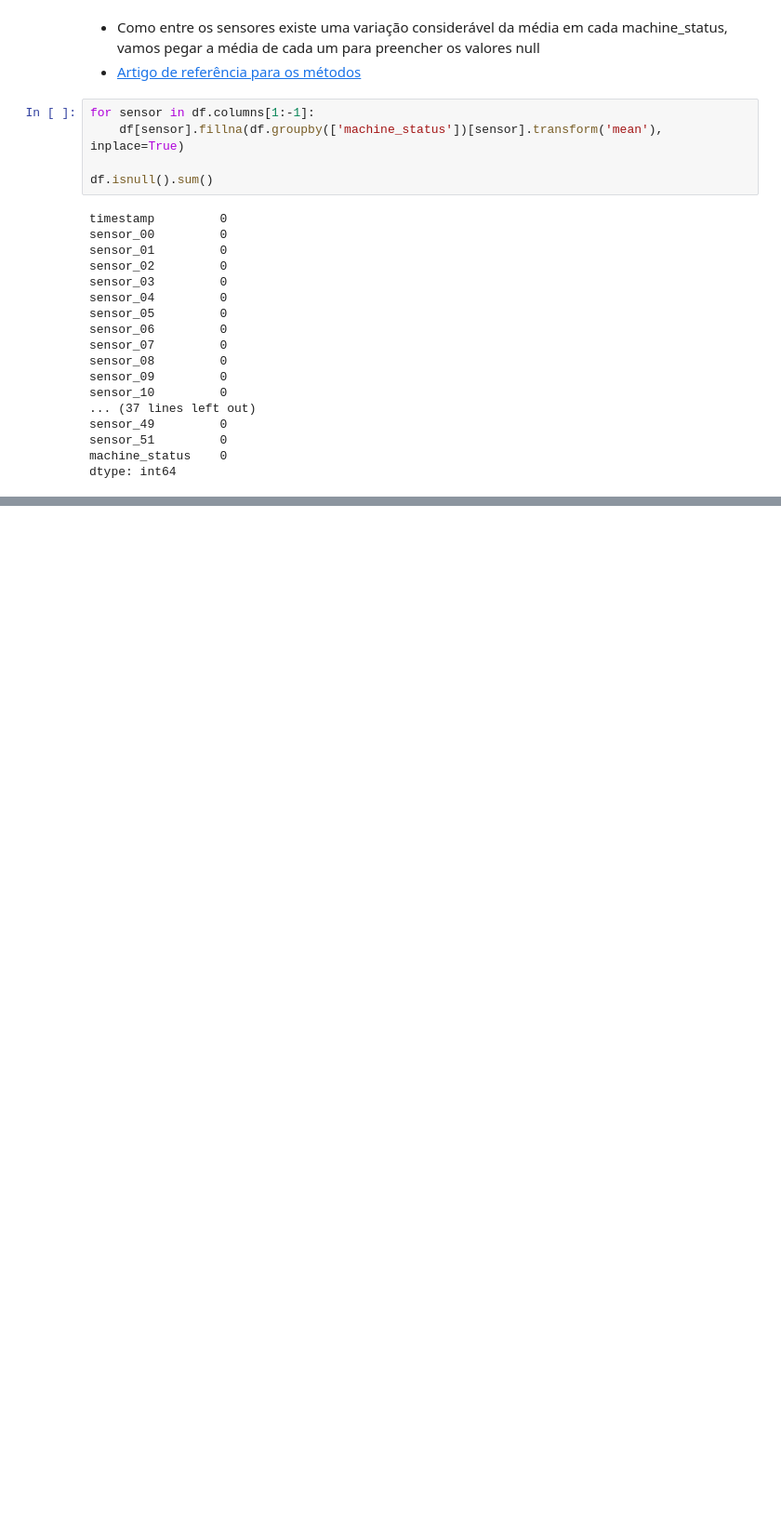
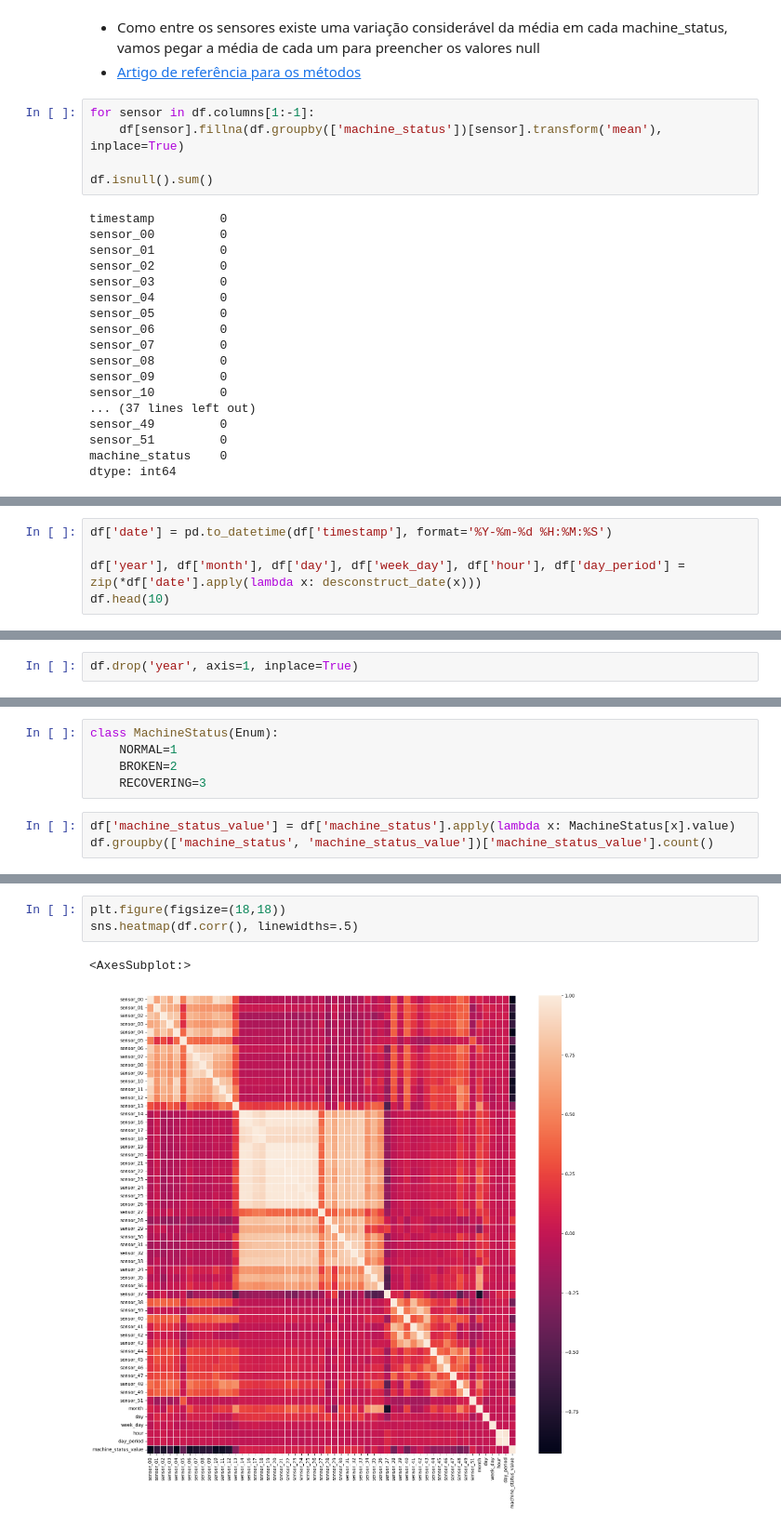
Before and after one commit to ThiagoOliveira001/learningIA, a Jupyter notebook: IA2A2/DESAFIO2/desafio2.ipynb, the cells around one changed output, grey strips where cells are left out. Shown: that part at 93% size. Drawn from its saved outputs; the diff is of its cells as text; blank space fills up the shorter version.

```diff
--- a/IA2A2/DESAFIO2/desafio2.ipynb
+++ b/IA2A2/DESAFIO2/desafio2.ipynb
@@ -171,0 +191,5 @@ Name: sensor_00, Length: 220320, dtype: float64
+# %%
+df['date'] = pd.to_datetime(df['timestamp'], format='%Y-%m-%d %H:%M:%S')
+
+df['year'], df['month'], df['day'], df['week_day'], df['hour'], df['day_period'] = zip(*df['date'].apply(lambda x: desconstruct_date(x)))
+df.head(10)
@@ -171,0 +227,2 @@ Name: sensor_00, Length: 220320, dtype: float64
+# %%
+df.drop('year', axis=1, inplace=True)
@@ -171,0 +239,8 @@ Name: sensor_00, Length: 220320, dtype: float64
+# %%
+class MachineStatus(Enum):
+    NORMAL=1
+    BROKEN=2
+    RECOVERING=3
+# %%
+df['machine_status_value'] = df['machine_status'].apply(lambda x: MachineStatus[x].value)
+df.groupby(['machine_status', 'machine_status_value'])['machine_status_value'].count()
@@ -171,0 +256,6 @@ Name: sensor_00, Length: 220320, dtype: float64
+# %%
+plt.figure(figsize=(18,18))
+sns.heatmap(df.corr(), linewidths=.5)
+# %% [output]
+<AxesSubplot:>
+[figure, added]
```
Also changed, not shown: parts of 15 cells of this notebook.
